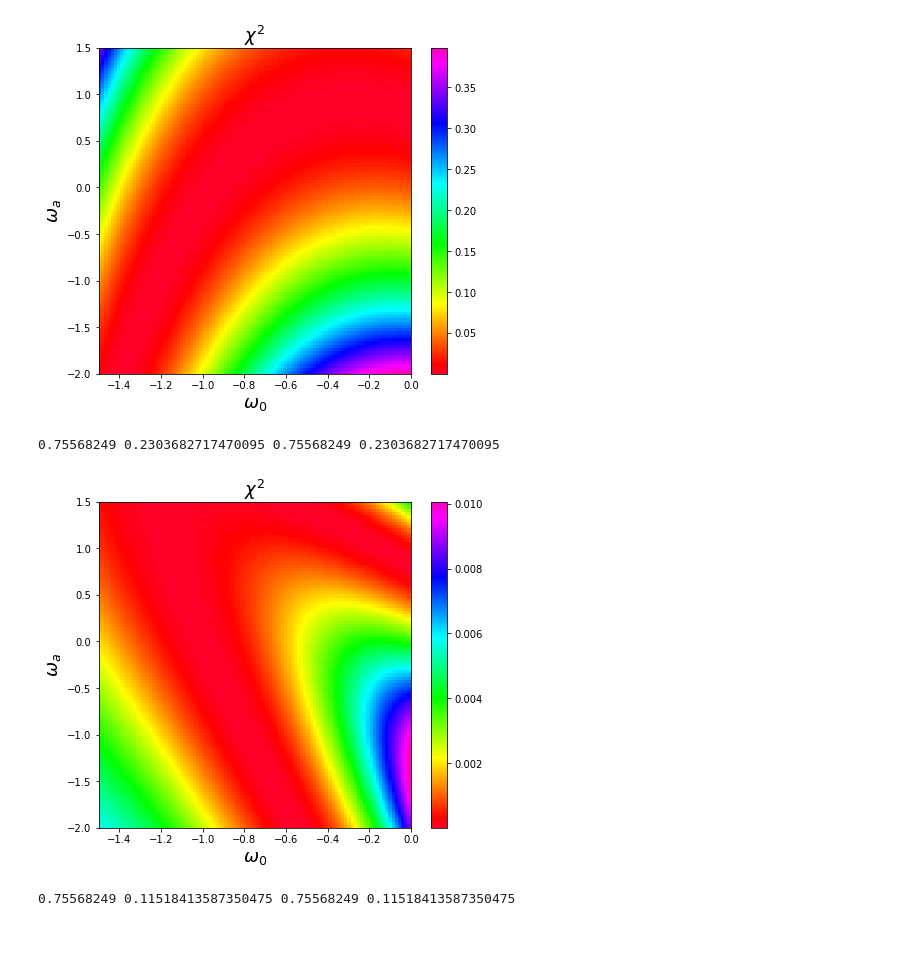
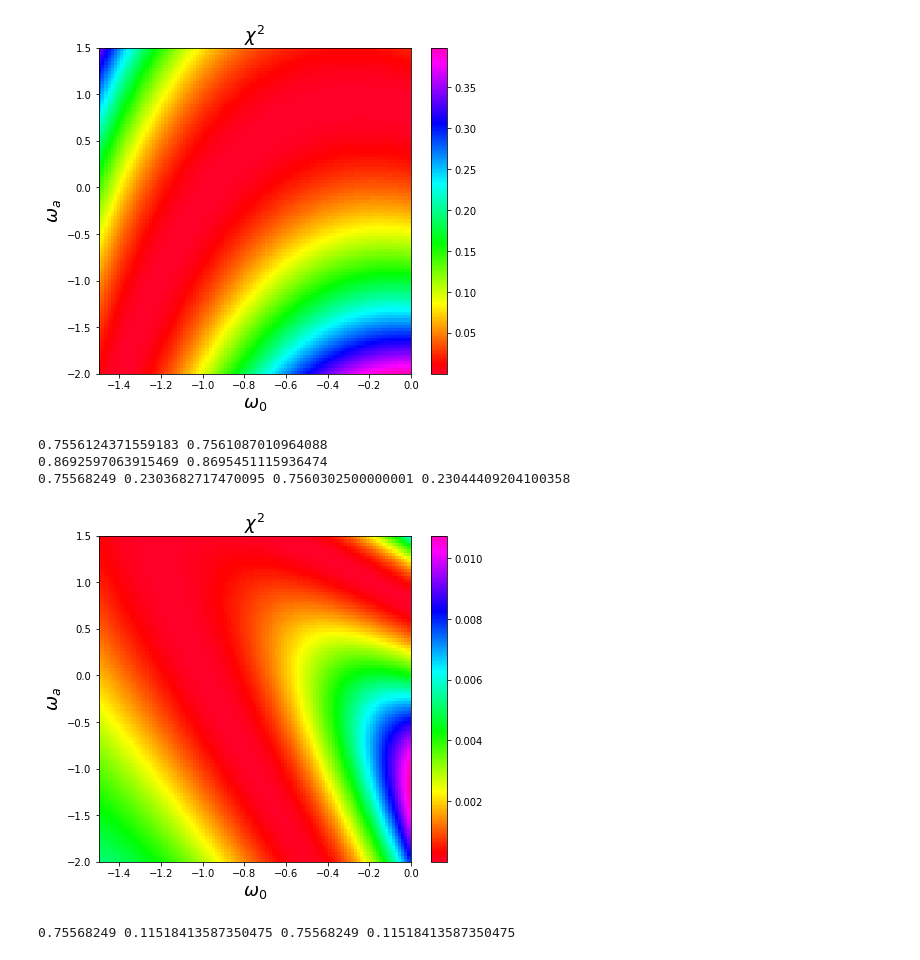
Before and after one commit to JimenaGonzalez/Astro-730, a Jupyter notebook: Project.ipynb, the cells around one changed output. Cells and saved outputs as stored; diff of their text form; code cells hidden in the pictures.

```diff
--- a/Project.ipynb
+++ b/Project.ipynb
@@ -101,8 +101,12 @@ contour(ome_0_values, ome_a_values, chi_squared_values)
 [figure]
 # %%
 #Distribution of redshits: z, z1= 2z, z2= 1.5z1, einstein radii fake, uncertainty beta 0.2
-Z_1, theta_11, theta_12 = [0.04956, 0.09912, 0.14868], [0.8661, 0.1, 0.1], [1, 0.1, 0.1]
-Z_2, theta_21, theta_22 = [0.04865, 0.09730, 0.14595], [0.8661, 0.1, 0.1], [1, 0.1, 0.1]
+Z_1, theta_11, theta_12 = [0.04956, 0.09912, 0.14868], [0.864, 0.1, 0.1], [1, 0.1, 0.1]
+Z_2, theta_21, theta_22 = [0.04865, 0.09730, 0.14595], [0.868, 0.1, 0.1], [1, 0.1, 0.1]
+ome_a, ome_0 = 0, -1
+beta_1, beta_2 = beta_calculation(Z_1), beta_calculation(Z_2)
+print(beta_1, beta_2)
+print(np.sqrt(beta_1), np.sqrt(beta_2))
 sigma_1, sigma_2 = sigma(theta_11, theta_12), sigma(theta_21, theta_22)
 sigma_s1, sigma_s2 = propagation_beta(theta_11, theta_12, sigma_1), propagation_beta(theta_21, theta_22, sigma_2)
 beta_1_exp, beta_2_exp = theta_11[0]**2/theta_12[0]**2, theta_21[0]**2/theta_22[0]**2
@@ -170,21 +176,27 @@ contour(ome_0_values, ome_a_values, chi_squared_values)
 # %%
 #Distribution of higher redshits: z, z1= 2z, z2= 1.5z1, einstein radii fake,
 #uncertainty beta 0.2
 Z_1, theta_11, theta_12 = [0.5, 1, 1.5], [0.8693, 0.1, 0.1], [1, 0.1, 0.1]
-Z_2, theta_21, theta_22 = [0.5, 1, 1.5], [0.8693, 0.1, 0.1], [1, 0.1, 0.1]
+Z_2, theta_21, theta_22 = [0.6, 1.2, 1.8], [0.8695, 0.1, 0.1], [1, 0.1, 0.1]
+ome_a, ome_0 = 0, -1
+beta_1, beta_2 = beta_calculation(Z_1), beta_calculation(Z_2)
+print(beta_1, beta_2)
+print(np.sqrt(beta_1), np.sqrt(beta_2))
 sigma_1, sigma_2 = sigma(theta_11, theta_12), sigma(theta_21, theta_22)
 sigma_s1, sigma_s2 = propagation_beta(theta_11, theta_12, sigma_1), propagation_beta(theta_21, theta_22, sigma_2)
 beta_1_exp, beta_2_exp = theta_11[0]**2/theta_12[0]**2, theta_21[0]**2/theta_22[0]**2
 print(beta_1_exp, sigma_s1, beta_2_exp, sigma_s2)
 for i in range(len(ome_a_values)):
     for j in range(len(ome_0_values)):
         ome_a, ome_0 = ome_a_values[i], ome_0_values[j]
         beta_1, beta_2 = beta_calculation(Z_1), beta_calculation(Z_2)
         chi_squared_values[i,j] = chi_squared(beta_1, beta_2)
 contour(ome_0_values, ome_a_values, chi_squared_values)
 # %% [output]
-0.75568249 0.2303682717470095 0.75568249 0.2303682717470095
+0.7556124371559183 0.7561087010964088
+0.8692597063915469 0.8695451115936474
+0.75568249 0.2303682717470095 0.7560302500000001 0.23044409204100358
-[figure, old version]
+[figure, new version]
 # %%
 #Distribution of higher redshits: z, z1= 2z, z2= 1.5z1, einstein radii fake,
 #uncertainty beta 0.1
```
Also changed, not shown: parts of 1 cell of this notebook.
